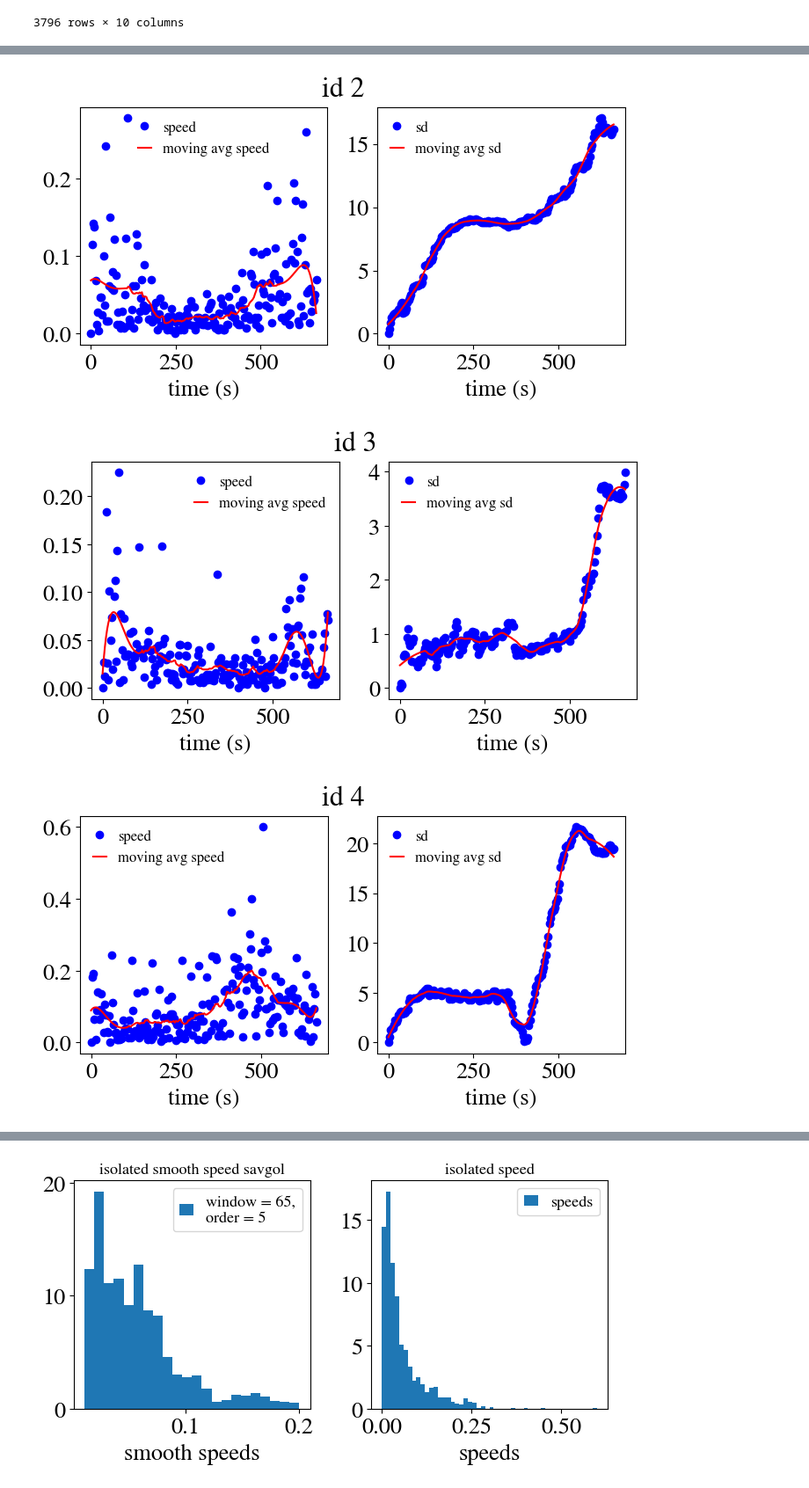
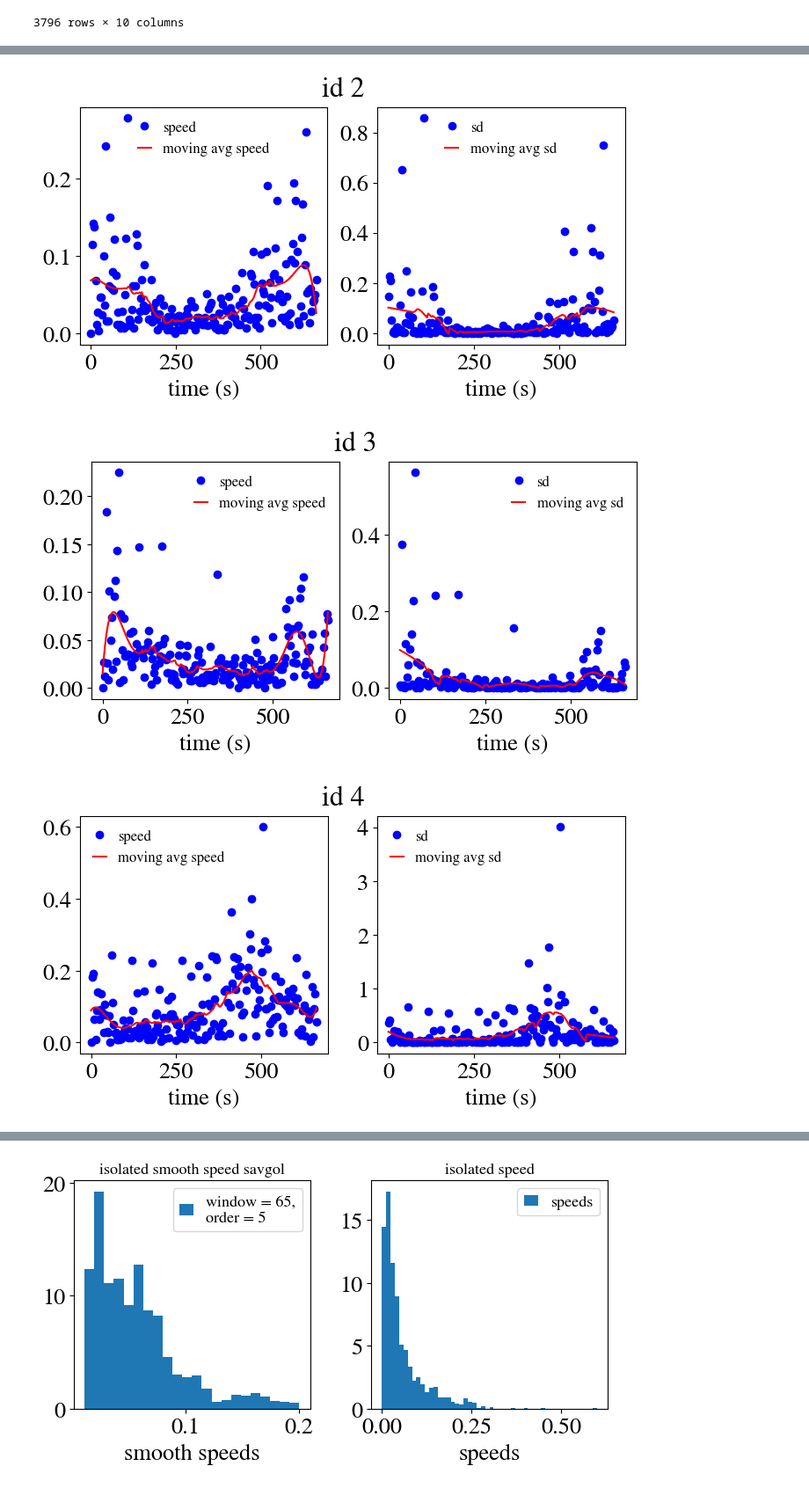
Before and after one commit to jannesantana/bacteria, a Jupyter notebook: smoothing_analysis.ipynb, the cells around one changed output, grey strips where cells are left out. Shown at 88% size. Drawn from its saved outputs; the diff is of its cells as text; code cells hidden in the pictures.

```diff
--- a/smoothing_analysis.ipynb
+++ b/smoothing_analysis.ipynb
@@ -49,7 +190,10 @@ all_speeds_smooths = []
 all_speeds = []
 for id in computed_ids_isolated[:]:
     traj = dataframe_isolated[dataframe_isolated['Track ID']==id].sort_values('Frame')
-    sd = compute_sd(traj)
+    # sd = compute_sd(traj)
+    x = traj['x (micron)'].values
+    y = traj['y (micron)'].values
+    sd = np.diff(x)**2 + np.diff(y)**2
     time = traj['t (sec)'].values
     speed = traj['speed'].values
     # sd_smooth = moving_average(sd,4)
@@ -72,8 +216,8 @@ for id in computed_ids_isolated[:]:
     # # plt.title(f'window = {window}',fontsize=14)
     plt.xlabel('time (s)')
     plt.subplot(1,2,2)
-    plt.plot(time,sd,'bo',label='sd')
-    plt.plot(time,sd_smooth,lw=1.5,color='red',label='moving avg sd')
+    plt.plot(time[:-1],sd,'bo',label='sd')
+    plt.plot(time[:-1],sd_smooth,lw=1.5,color='red',label='moving avg sd')
     plt.legend(fontsize=12,handlelength=0.9,frameon=False)
     plt.xlabel('time (s)')
     plt.show()
@@ -85,3 +229,3 @@ for id in computed_ids_isolated[:]:
-[figure, old version]
+[figure, new version]
-[figure, old version]
+[figure, new version]
-[figure, old version]
+[figure, new version]
```
Also changed, not shown: parts of 19 cells of this notebook, 14 other files.
